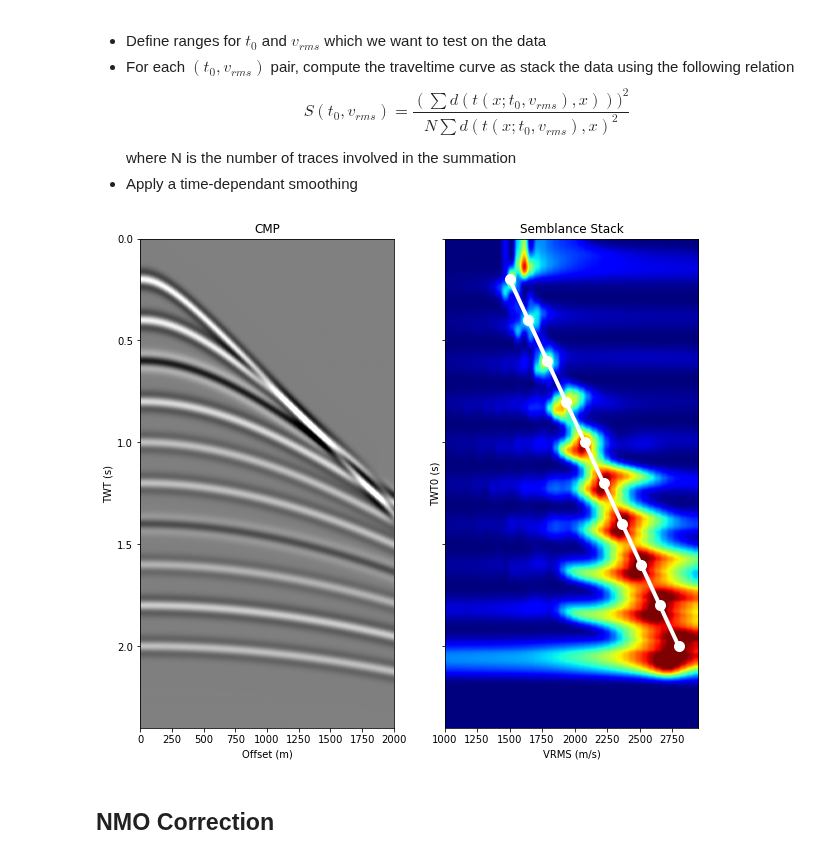
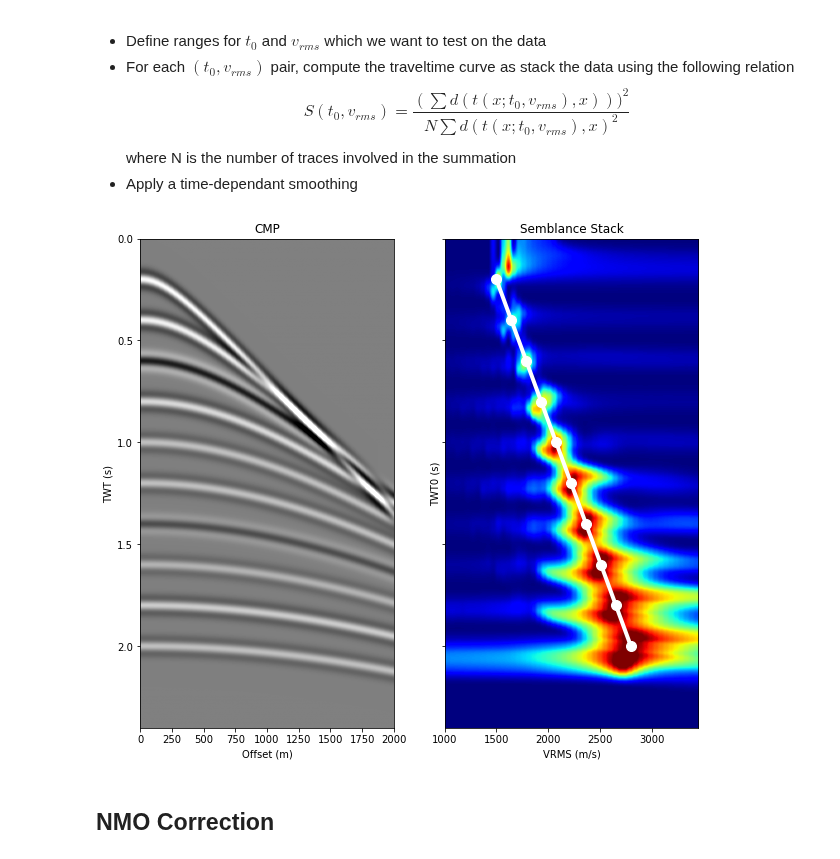
Before and after one commit to DIG-Kaust/Seismology, a Jupyter notebook: ReflectionSeismic/NMO.ipynb, the cells around one changed output. Drawn from its saved outputs; the diff is of its cells as text; code cells hidden in the pictures.

```diff
--- a/ReflectionSeismic/NMO.ipynb
+++ b/ReflectionSeismic/NMO.ipynb
@@ -192,26 +192,26 @@ def semblance(d, x, t, t0, vrms, nsmooth=5):
     return ss
 # %%
 t0axis = t.copy()
-vrmsaxis = np.arange(1000, 3000, 50)
+vrmsaxis = np.arange(1000, 3500, 50)
 clip = 0.9
 
 ss = semblance(d, x, t, t0axis, vrmsaxis, nsmooth=15)
 
 fig, axs = plt.subplots(1, 2, sharey=True, figsize=(10, 9))
 axs[0].imshow(d, cmap='gray', vmin=-1, vmax=1, extent=(x[0], x[-1], t[-1], t[0]))
 axs[0].set_xlabel('Offset (m)')
 axs[0].set_ylabel('TWT (s)')
 axs[0].set_title('CMP')
 axs[0].axis('tight')
 axs[1].imshow(ss, cmap='jet', vmin=0, vmax=clip*ss.max(),
               extent=(vrmsaxis[0], vrmsaxis[-1], t0axis[-1], t0axis[0]))
 axs[1].plot(vrms, t0, '.-w', ms=20, lw=4)
 axs[1].set_xlabel('VRMS (m/s)')
 axs[1].set_ylabel('TWT0 (s)')
 axs[1].set_title('Semblance Stack')
 axs[1].axis('tight');
 # %% [output]
-[figure, old version]
+[figure, new version]
 # %% [markdown]
 ## NMO Correction
 # %% [markdown]
```
Also changed, not shown: parts of 1 cell of this notebook.
